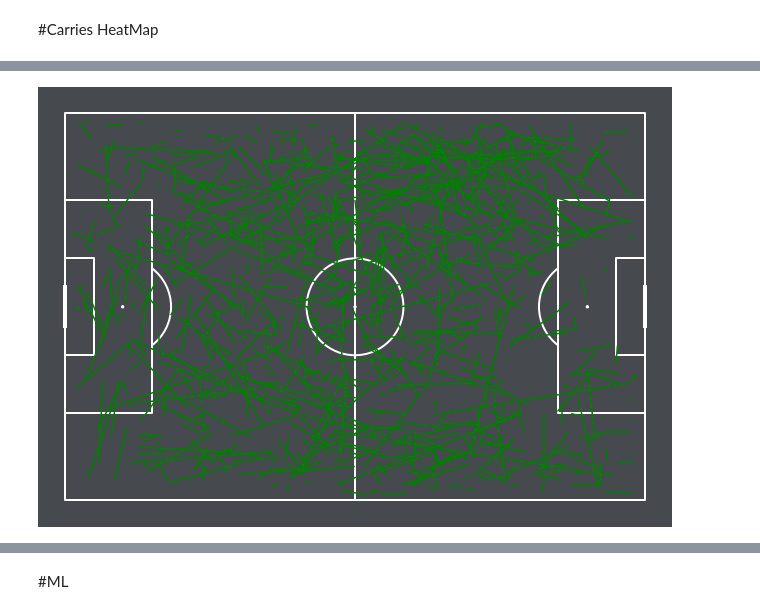
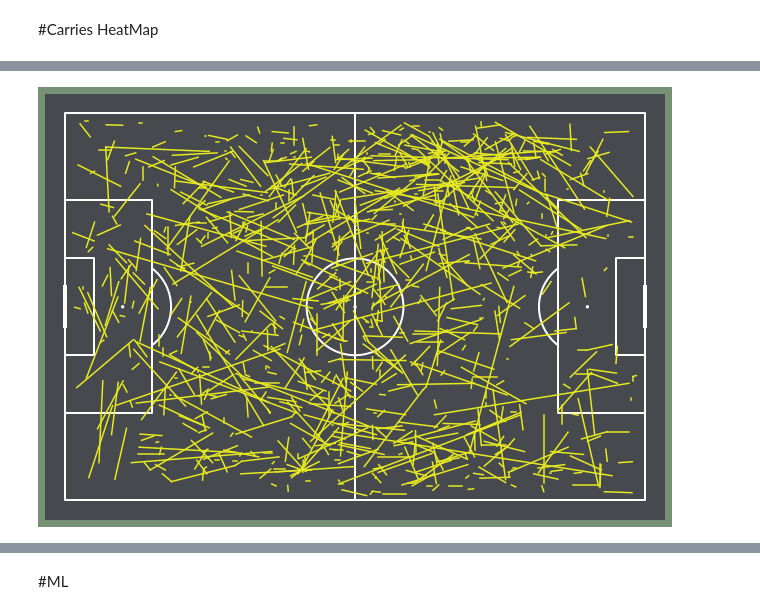
Before and after one commit to gianmarcozironelli/statsbomb_project, a Jupyter notebook: sb_project.ipynb, the cells around one changed output, grey strips where cells are left out. Saved outputs shown, nothing was run; the diff lists cells and outputs as text; code cells hidden in the pictures.

Commit message:
added the carries heatmap comparison

```diff
--- a/sb_project.ipynb
+++ b/sb_project.ipynb
@@ -600,8 +590,8 @@ See the caveats in the documentation: https://pandas.pydata.org/pandas-docs/stab
 # %%
 fig, ax = pitch.draw(figsize=(12, 6), constrained_layout=True, tight_layout=False)
-fig.set_facecolor('#46494d')
+fig.set_facecolor('#769176')
 
 for ind in carries_df.index:
-         plt.plot((carries_df['carry_xstart'][ind],carries_df['carry_xend'][ind]),(carries_df['carry_ystart'][ind],carries_df['carry_yend'][ind]), color='green')
+         plt.plot((carries_df['carry_xstart'][ind],carries_df['carry_xend'][ind]),(carries_df['carry_ystart'][ind],carries_df['carry_yend'][ind]), color='#E7E921')
 # %% [output]
-[figure, old version]
+[figure, new version]
```
Also changed, not shown: parts of 13 cells of this notebook.
